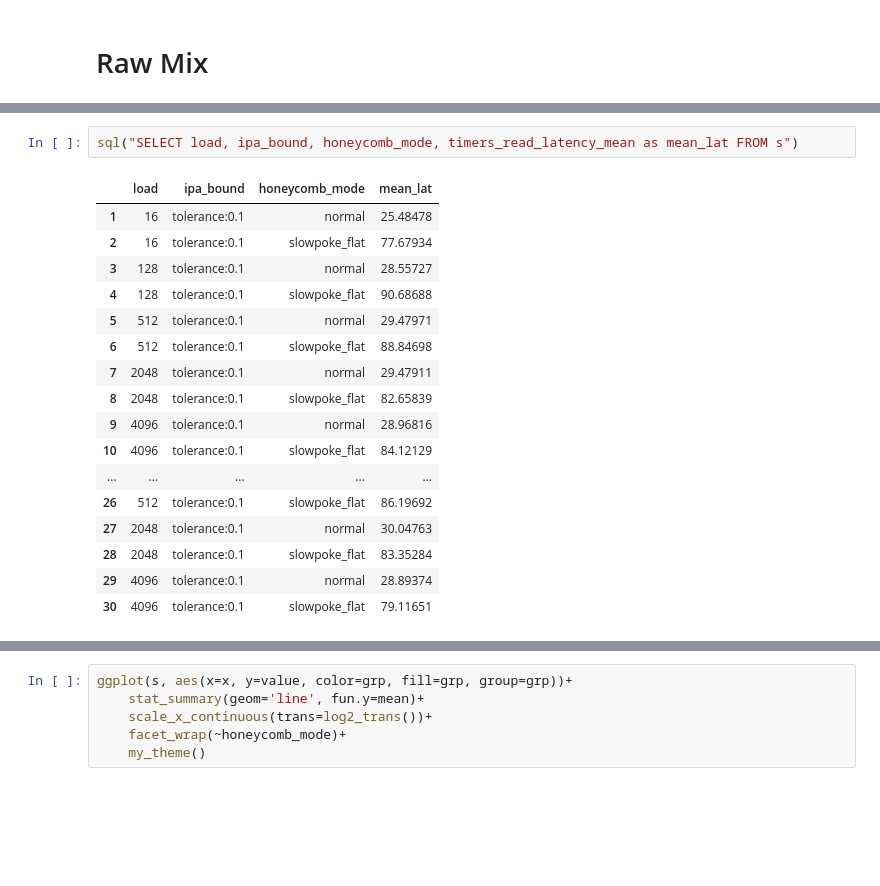
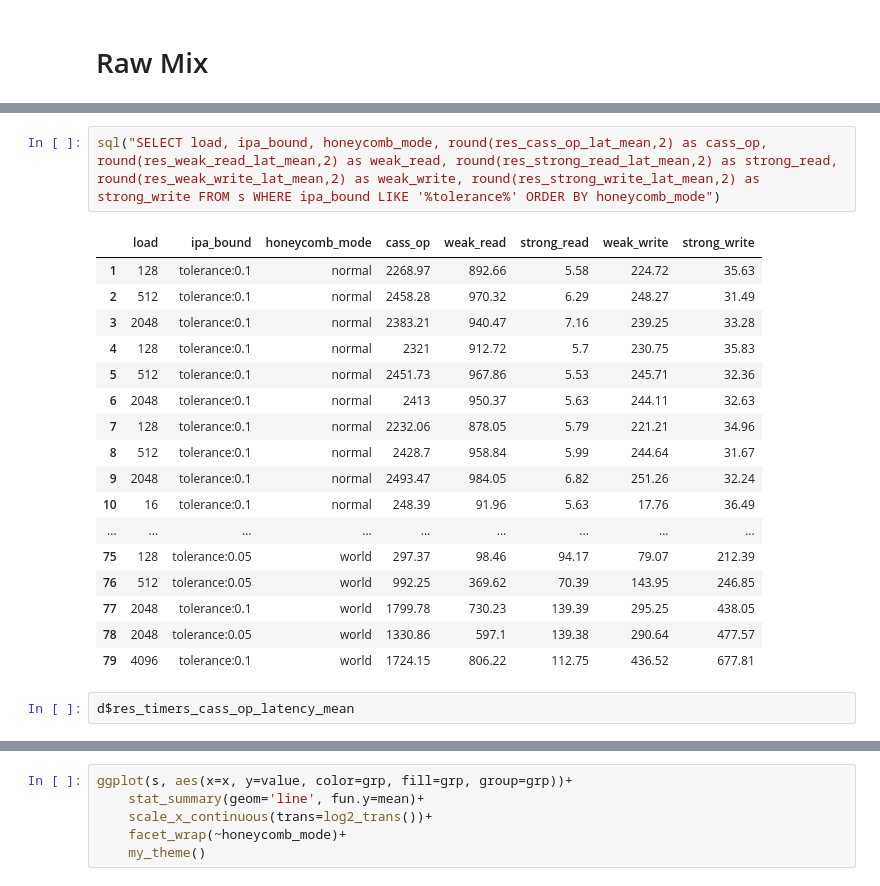
Before and after one commit to bholt/claret-doc, a Jupyter notebook: ipa/plot/RawMixCounter.ipynb, the cells around one changed output, grey strips where cells are left out. Saved outputs shown, nothing was run; the diff lists cells and outputs as text; blank space fills up the shorter version.

```diff
--- a/ipa/plot/RawMixCounter.ipynb
+++ b/ipa/plot/RawMixCounter.ipynb
@@ -27,20 +37,22 @@ subset: 109
-# %%
-sql("SELECT load, ipa_bound, honeycomb_mode, timers_read_latency_mean as mean_lat FROM s")
-# %% [output]
-|  | load | ipa_bound | honeycomb_mode | mean_lat |
-| 1 | 16 | tolerance:0.1 | normal | 25.48478 |
-| 2 | 16 | tolerance:0.1 | slowpoke_flat | 77.67934 |
-| 3 | 128 | tolerance:0.1 | normal | 28.55727 |
-| 4 | 128 | tolerance:0.1 | slowpoke_flat | 90.68688 |
-| 5 | 512 | tolerance:0.1 | normal | 29.47971 |
-| 6 | 512 | tolerance:0.1 | slowpoke_flat | 88.84698 |
-| 7 | 2048 | tolerance:0.1 | normal | 29.47911 |
-| 8 | 2048 | tolerance:0.1 | slowpoke_flat | 82.65839 |
-| 9 | 4096 | tolerance:0.1 | normal | 28.96816 |
-| 10 | 4096 | tolerance:0.1 | slowpoke_flat | 84.12129 |
-| ... | ... | ... | ... | ... |
-| 26 | 512 | tolerance:0.1 | slowpoke_flat | 86.19692 |
-| 27 | 2048 | tolerance:0.1 | normal | 30.04763 |
-| 28 | 2048 | tolerance:0.1 | slowpoke_flat | 83.35284 |
-| 29 | 4096 | tolerance:0.1 | normal | 28.89374 |
-| 30 | 4096 | tolerance:0.1 | slowpoke_flat | 79.11651 |
+# %%
+sql("SELECT load, ipa_bound, honeycomb_mode, round(res_cass_op_lat_mean,2) as cass_op, round(res_weak_read_lat_mean,2) as weak_read, round(res_strong_read_lat_mean,2) as strong_read, round(res_weak_write_lat_mean,2) as weak_write, round(res_strong_write_lat_mean,2) as strong_write FROM s WHERE ipa_bound LIKE '%tolerance%' ORDER BY honeycomb_mode")
+# %% [output]
+|  | load | ipa_bound | honeycomb_mode | cass_op | weak_read | strong_read | weak_write | strong_write |
+| 1 | 128 | tolerance:0.1 | normal | 2268.97 | 892.66 | 5.58 | 224.72 | 35.63 |
+| 2 | 512 | tolerance:0.1 | normal | 2458.28 | 970.32 | 6.29 | 248.27 | 31.49 |
+| 3 | 2048 | tolerance:0.1 | normal | 2383.21 | 940.47 | 7.16 | 239.25 | 33.28 |
+| 4 | 128 | tolerance:0.1 | normal | 2321 | 912.72 | 5.7 | 230.75 | 35.83 |
+| 5 | 512 | tolerance:0.1 | normal | 2451.73 | 967.86 | 5.53 | 245.71 | 32.36 |
+| 6 | 2048 | tolerance:0.1 | normal | 2413 | 950.37 | 5.63 | 244.11 | 32.63 |
+| 7 | 128 | tolerance:0.1 | normal | 2232.06 | 878.05 | 5.79 | 221.21 | 34.96 |
+| 8 | 512 | tolerance:0.1 | normal | 2428.7 | 958.84 | 5.99 | 244.64 | 31.67 |
+| 9 | 2048 | tolerance:0.1 | normal | 2493.47 | 984.05 | 6.82 | 251.26 | 32.24 |
+| 10 | 16 | tolerance:0.1 | normal | 248.39 | 91.96 | 5.63 | 17.76 | 36.49 |
+| ... | ... | ... | ... | ... | ... | ... | ... | ... |
+| 75 | 128 | tolerance:0.05 | world | 297.37 | 98.46 | 94.17 | 79.07 | 212.39 |
+| 76 | 512 | tolerance:0.05 | world | 992.25 | 369.62 | 70.39 | 143.95 | 246.85 |
+| 77 | 2048 | tolerance:0.1 | world | 1799.78 | 730.23 | 139.39 | 295.25 | 438.05 |
+| 78 | 2048 | tolerance:0.05 | world | 1330.86 | 597.1 | 139.38 | 290.64 | 477.57 |
+| 79 | 4096 | tolerance:0.1 | world | 1724.15 | 806.22 | 112.75 | 436.52 | 677.81 |
+# %%
+d$res_timers_cass_op_latency_mean
```
Also changed, not shown: parts of 12 cells of this notebook, 2 other files.
